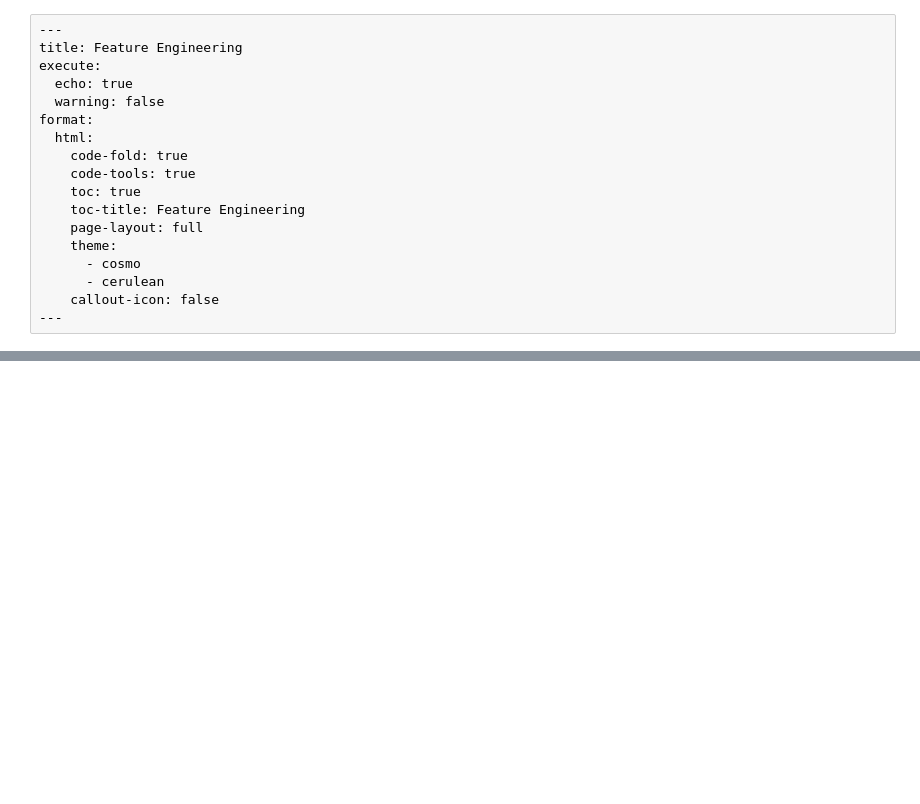
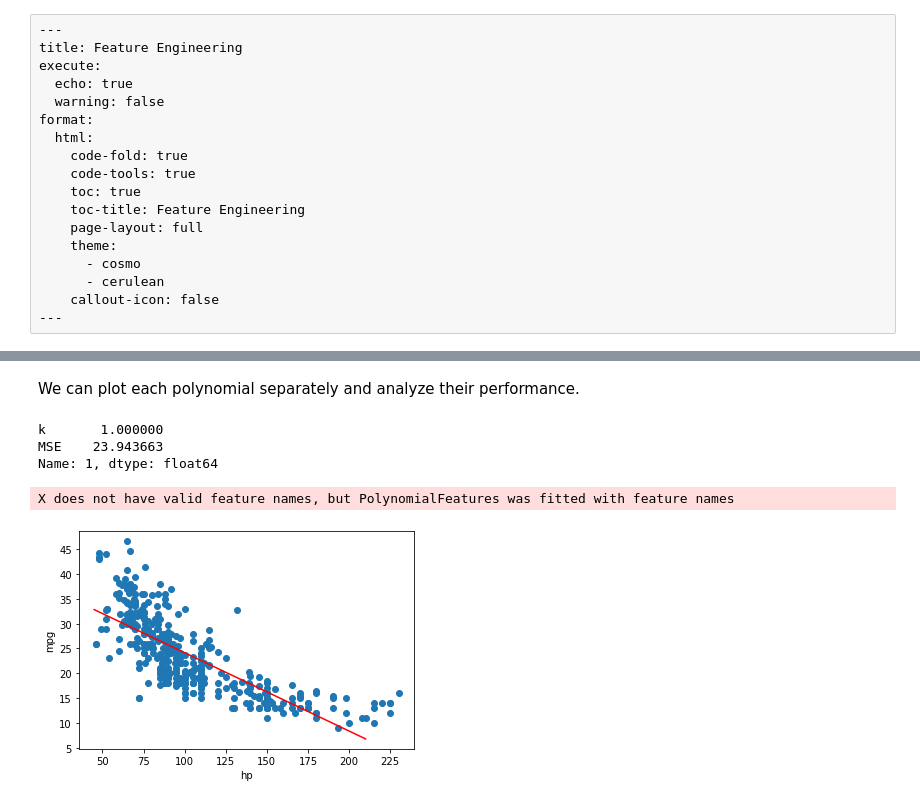
Before and after one commit to DS-100/course-notes, a Jupyter notebook: feature_engineering/feature_engineering.ipynb, the cells around one changed output, grey strips where cells are left out. Cells and saved outputs as stored; diff of their text form; code cells hidden in the pictures; blank space fills up the shorter version.

```diff
--- a/feature_engineering/feature_engineering.ipynb
+++ b/feature_engineering/feature_engineering.ipynb
@@ -97,0 +202,11 @@ tips.head(5)
+# %% [markdown]
+We can plot each polynomial separately and analyze their performance.
+# %%
+plot_degree_k_model(1);
+print(MSEs_and_k.loc[1,:])
+# %% [output]
+k       1.000000
+MSE    23.943663
+Name: 1, dtype: float64
+X does not have valid feature names, but PolynomialFeatures was fitted with feature names
+[figure, added]
```
Also changed, not shown: parts of 16 cells of this notebook, 8 other files.
